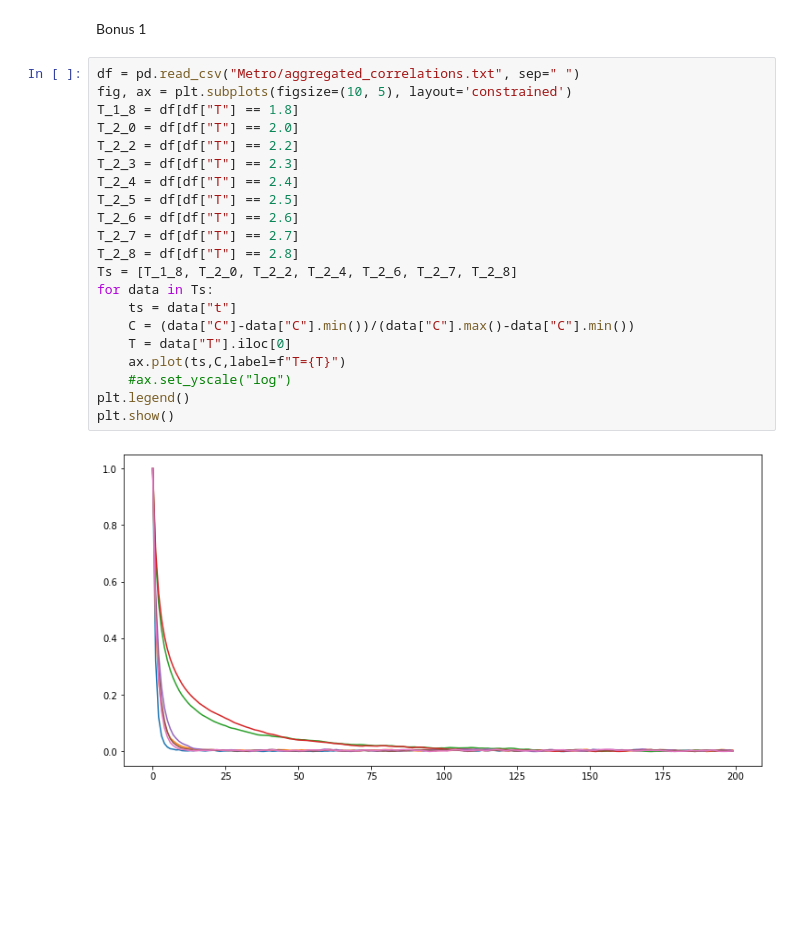
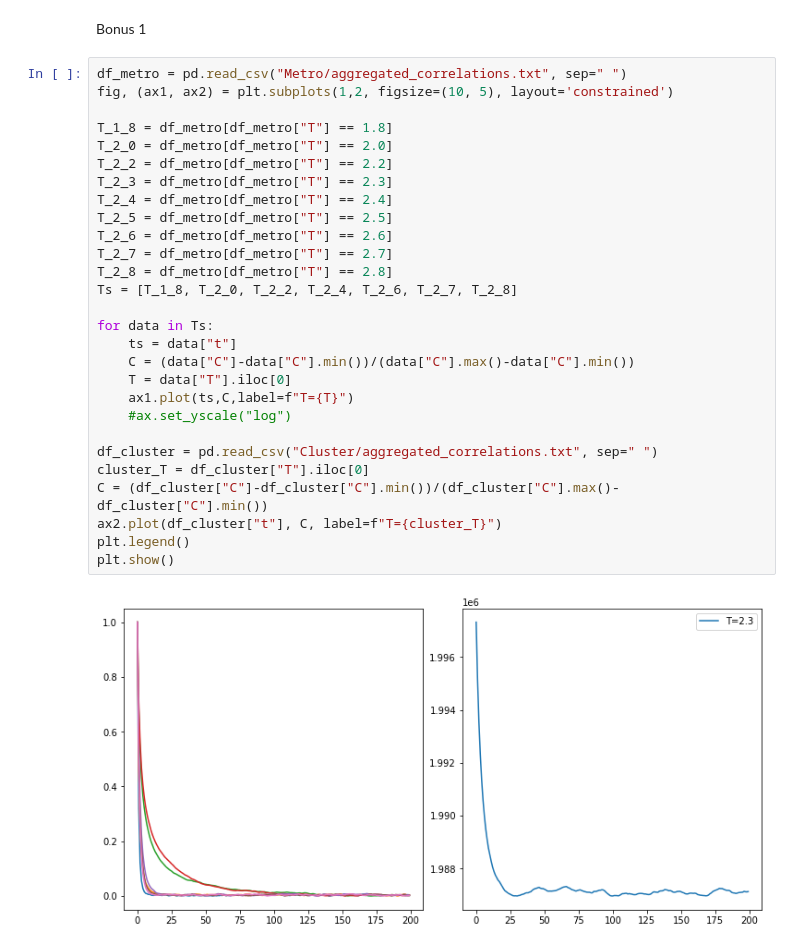
Before and after one commit to klashenriksson/MCSim_CPF, a Jupyter notebook: analysis/result_analyzer.ipynb, the cells around one changed output. Saved outputs shown, nothing was run; the diff lists cells and outputs as text; blank space fills up the shorter version.

Commit message:
added final correlations stuff

```diff
--- a/analysis/result_analyzer.ipynb
+++ b/analysis/result_analyzer.ipynb
@@ -92,25 +92,32 @@ ax.legend()
 # %% [markdown]
 Bonus 1
 # %%
-df = pd.read_csv("Metro/aggregated_correlations.txt", sep=" ")
-fig, ax = plt.subplots(figsize=(10, 5), layout='constrained')
-T_1_8 = df[df["T"] == 1.8]
-T_2_0 = df[df["T"] == 2.0]
-T_2_2 = df[df["T"] == 2.2]
-T_2_3 = df[df["T"] == 2.3]
-T_2_4 = df[df["T"] == 2.4]
-T_2_5 = df[df["T"] == 2.5]
-T_2_6 = df[df["T"] == 2.6]
-T_2_7 = df[df["T"] == 2.7]
-T_2_8 = df[df["T"] == 2.8]
+df_metro = pd.read_csv("Metro/aggregated_correlations.txt", sep=" ")
+fig, (ax1, ax2) = plt.subplots(1,2, figsize=(10, 5), layout='constrained')
+
+T_1_8 = df_metro[df_metro["T"] == 1.8]
+T_2_0 = df_metro[df_metro["T"] == 2.0]
+T_2_2 = df_metro[df_metro["T"] == 2.2]
+T_2_3 = df_metro[df_metro["T"] == 2.3]
+T_2_4 = df_metro[df_metro["T"] == 2.4]
+T_2_5 = df_metro[df_metro["T"] == 2.5]
+T_2_6 = df_metro[df_metro["T"] == 2.6]
+T_2_7 = df_metro[df_metro["T"] == 2.7]
+T_2_8 = df_metro[df_metro["T"] == 2.8]
 Ts = [T_1_8, T_2_0, T_2_2, T_2_4, T_2_6, T_2_7, T_2_8]
+
 for data in Ts:
     ts = data["t"]
     C = (data["C"]-data["C"].min())/(data["C"].max()-data["C"].min())
     T = data["T"].iloc[0]
-    ax.plot(ts,C,label=f"T={T}")
+    ax1.plot(ts,C,label=f"T={T}")
     #ax.set_yscale("log")
+
+df_cluster = pd.read_csv("Cluster/aggregated_correlations.txt", sep=" ")
+cluster_T = df_cluster["T"].iloc[0]
+C = (df_cluster["C"]-df_cluster["C"].min())/(df_cluster["C"].max()-df_cluster["C"].min())
+ax2.plot(df_cluster["t"], C, label=f"T={cluster_T}")
 plt.legend()
 plt.show()
 # %% [output]
-[figure, old version]
+[figure, new version]
```
Also changed, not shown: 7 other files.
